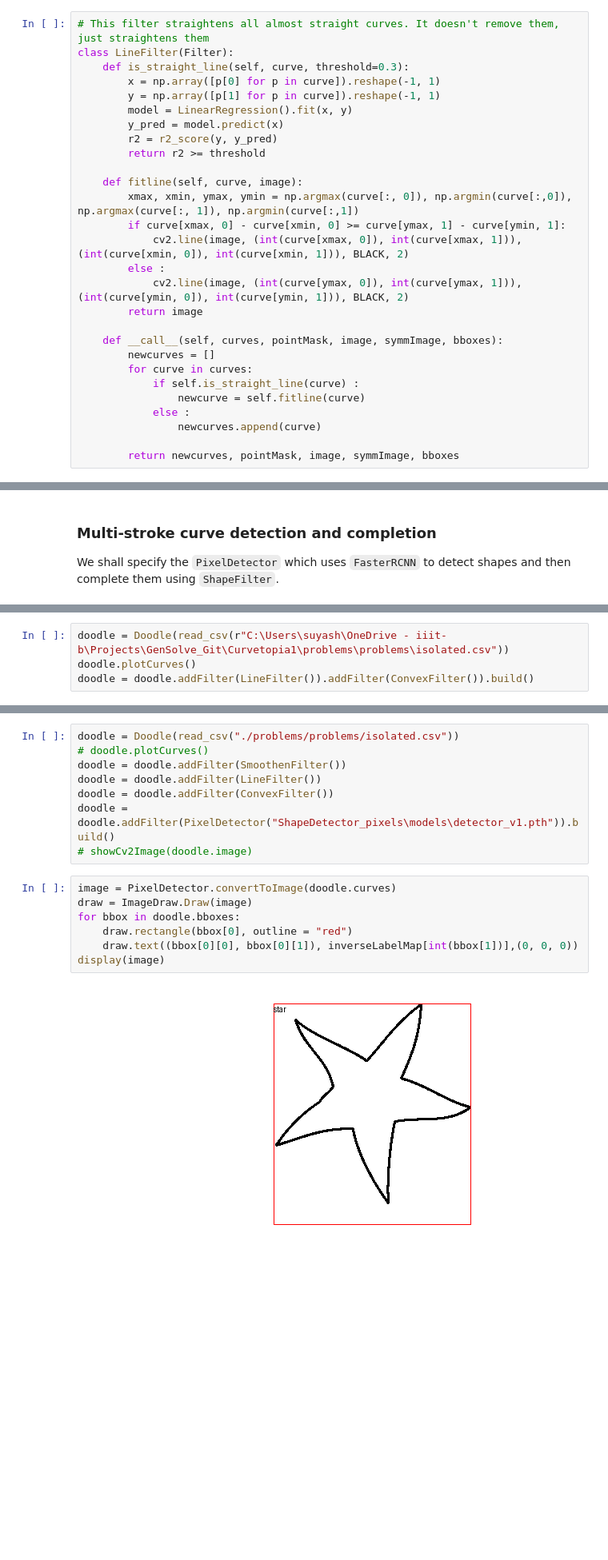
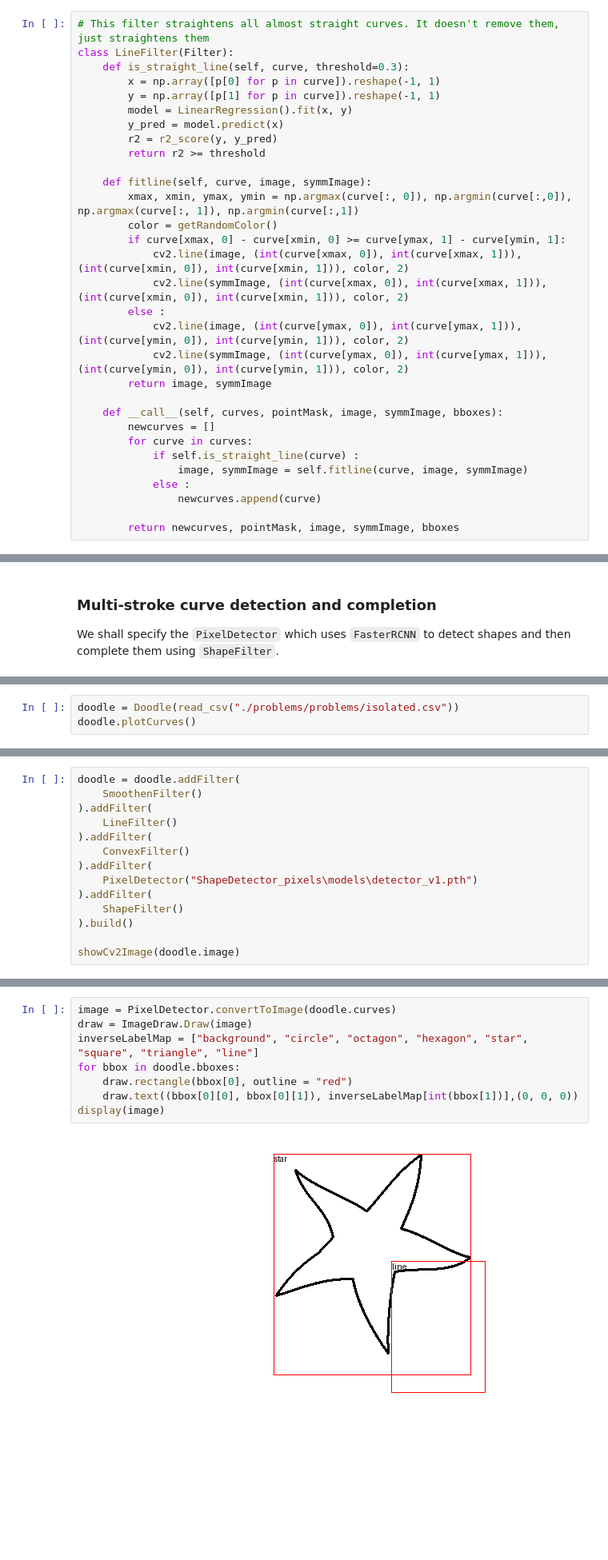
Before and after one commit to AdobeGenSolve/Curvetopia1, a Jupyter notebook: pipeline.ipynb, the cells around one changed output, grey strips where cells are left out. Shown at 80% size. Drawn from its saved outputs; the diff is of its cells as text; blank space fills up the shorter version.

Commit message:
ShapeFilter added, pipeline done

```diff
--- a/pipeline.ipynb
+++ b/pipeline.ipynb
@@ -206,19 +223,22 @@ class LineFilter(Filter):
         r2 = r2_score(y, y_pred)
         return r2 >= threshold
 
-    def fitline(self, curve, image):
+    def fitline(self, curve, image, symmImage):
         xmax, xmin, ymax, ymin = np.argmax(curve[:, 0]), np.argmin(curve[:,0]), np.argmax(curve[:, 1]), np.argmin(curve[:,1])
+        color = getRandomColor()
         if curve[xmax, 0] - curve[xmin, 0] >= curve[ymax, 1] - curve[ymin, 1]:
-            cv2.line(image, (int(curve[xmax, 0]), int(curve[xmax, 1])), (int(curve[xmin, 0]), int(curve[xmin, 1])), BLACK, 2)
+            cv2.line(image, (int(curve[xmax, 0]), int(curve[xmax, 1])), (int(curve[xmin, 0]), int(curve[xmin, 1])), color, 2)
+            cv2.line(symmImage, (int(curve[xmax, 0]), int(curve[xmax, 1])), (int(curve[xmin, 0]), int(curve[xmin, 1])), color, 2)
         else :
-            cv2.line(image, (int(curve[ymax, 0]), int(curve[ymax, 1])), (int(curve[ymin, 0]), int(curve[ymin, 1])), BLACK, 2)
-        return image
+            cv2.line(image, (int(curve[ymax, 0]), int(curve[ymax, 1])), (int(curve[ymin, 0]), int(curve[ymin, 1])), color, 2)
+            cv2.line(symmImage, (int(curve[ymax, 0]), int(curve[ymax, 1])), (int(curve[ymin, 0]), int(curve[ymin, 1])), color, 2)
+        return image, symmImage
 
     def __call__(self, curves, pointMask, image, symmImage, bboxes):
         newcurves = []
         for curve in curves:
             if self.is_straight_line(curve) :
-                newcurve = self.fitline(curve)
+                image, symmImage = self.fitline(curve, image, symmImage)
             else :
                 newcurves.append(curve)
 
@@ -535,4 +748,3 @@ We shall specify the `PixelDetector` which uses `FasterRCNN` to detect shapes an
 # %%
-doodle = Doodle(read_csv(r"C:\Users\suyash\OneDrive - iiit-b\Projects\GenSolve_Git\Curvetopia1\problems\problems\isolated.csv"))
+doodle = Doodle(read_csv("./problems/problems/isolated.csv"))
 doodle.plotCurves()
-doodle = doodle.addFilter(LineFilter()).addFilter(ConvexFilter()).build()
@@ -585,0 +751,14 @@ class PixelDetector(Filter):
+# %%
+doodle = doodle.addFilter(
+    SmoothenFilter()
+).addFilter(
+    LineFilter()
+).addFilter(
+    ConvexFilter()
+).addFilter(
+    PixelDetector("ShapeDetector_pixels\models\detector_v1.pth")
+).addFilter(
+    ShapeFilter()
+).build()
+
+showCv2Image(doodle.image)
@@ -588,17 +770,10 @@ showCv2Image(doodle.image)
-# %%
-doodle = Doodle(read_csv("./problems/problems/isolated.csv"))
-# doodle.plotCurves()
-doodle = doodle.addFilter(SmoothenFilter())
-doodle = doodle.addFilter(LineFilter())
-doodle = doodle.addFilter(ConvexFilter())
-doodle = doodle.addFilter(PixelDetector("ShapeDetector_pixels\models\detector_v1.pth")).build()
-# showCv2Image(doodle.image)
 # %%
 image = PixelDetector.convertToImage(doodle.curves)
 draw = ImageDraw.Draw(image)
+inverseLabelMap = ["background", "circle", "octagon", "hexagon", "star", "square", "triangle", "line"]
 for bbox in doodle.bboxes:
     draw.rectangle(bbox[0], outline = "red")
     draw.text((bbox[0][0], bbox[0][1]), inverseLabelMap[int(bbox[1])],(0, 0, 0))
 display(image)
 # %% [output]
-[figure, old version]
+[figure, new version]
```
Also changed, not shown: parts of 14 cells of this notebook, 2 other files.
